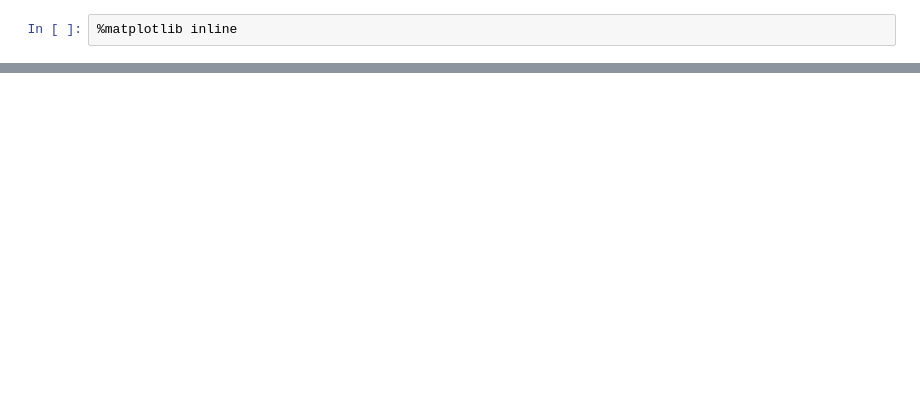
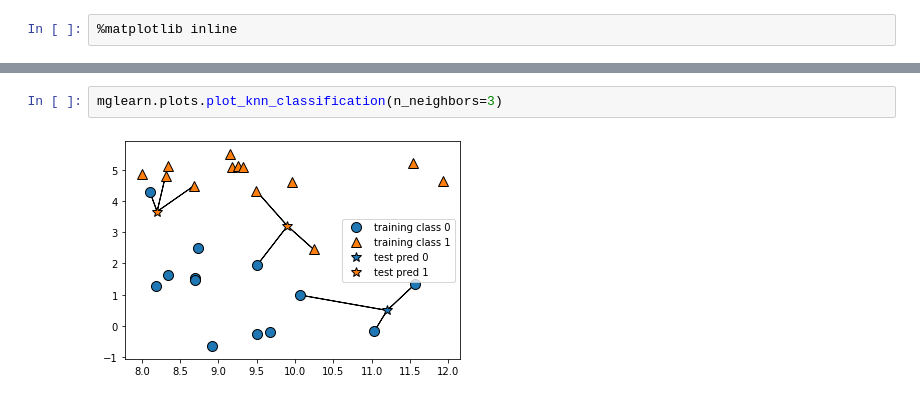
Before and after one commit to andrewdaoust/intro-ml, a Jupyter notebook: chapter2.ipynb, the cells around one changed output, grey strips where cells are left out. Cells and saved outputs as stored; diff of their text form; blank space fills up the shorter version.

```diff
--- a/chapter2.ipynb
+++ b/chapter2.ipynb
@@ -20,0 +102,4 @@ Models that predict accurately on unseen data is said to generalize well.  Intui
+# %%
+mglearn.plots.plot_knn_classification(n_neighbors=3)
+# %% [output]
+[figure, added]
```
Also changed, not shown: parts of 23 cells of this notebook.
